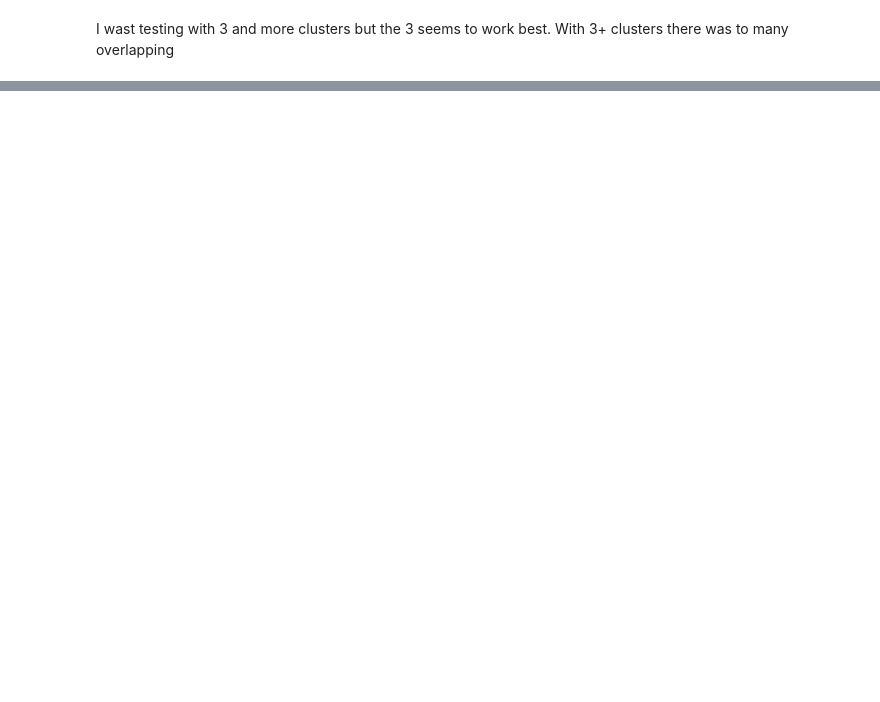
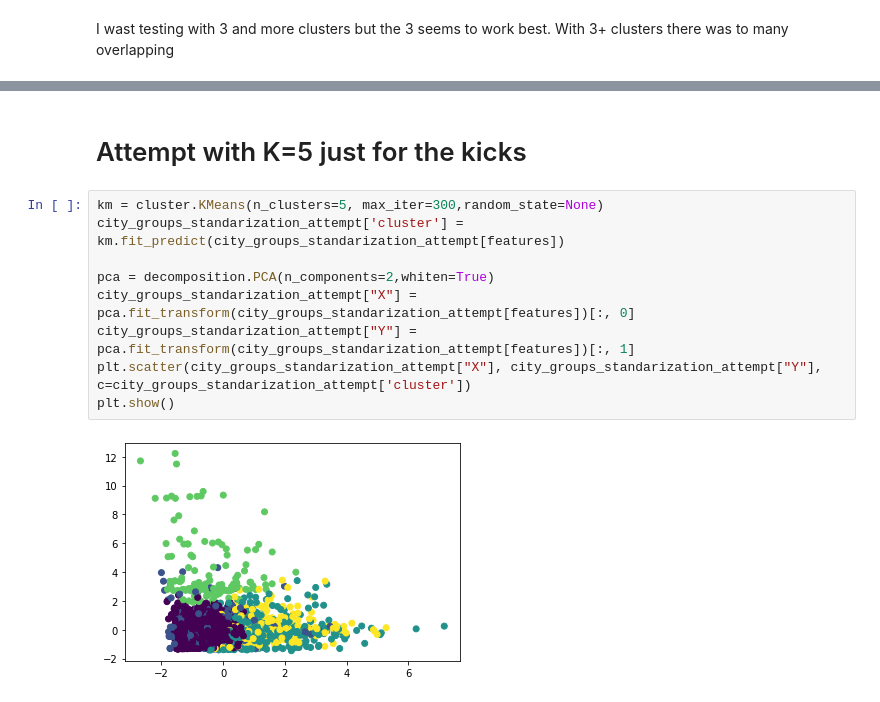
Before and after one commit to Zielzor/CustomerClustering, a Jupyter notebook: Customer Clustering Analysis.ipynb, the cells around one changed output, grey strips where cells are left out. Drawn from its saved outputs; the diff is of its cells as text; blank space fills up the shorter version.

```diff
--- a/Customer Clustering Analysis.ipynb
+++ b/Customer Clustering Analysis.ipynb
@@ -453,0 +504,13 @@ city_groups_standarization_attempt.groupby('cluster').user_location_city.agg('co
+# %% [markdown]
+# Attempt with K=5 just for the kicks
+# %%
+km = cluster.KMeans(n_clusters=5, max_iter=300,random_state=None)
+city_groups_standarization_attempt['cluster'] = km.fit_predict(city_groups_standarization_attempt[features])
+
+pca = decomposition.PCA(n_components=2,whiten=True)
+city_groups_standarization_attempt["X"] = pca.fit_transform(city_groups_standarization_attempt[features])[:, 0]
+city_groups_standarization_attempt["Y"] = pca.fit_transform(city_groups_standarization_attempt[features])[:, 1]
+plt.scatter(city_groups_standarization_attempt["X"], city_groups_standarization_attempt["Y"], c=city_groups_standarization_attempt['cluster'])
+plt.show()
+# %% [output]
+[figure, added]
```
Also changed, not shown: parts of 21 cells of this notebook.
